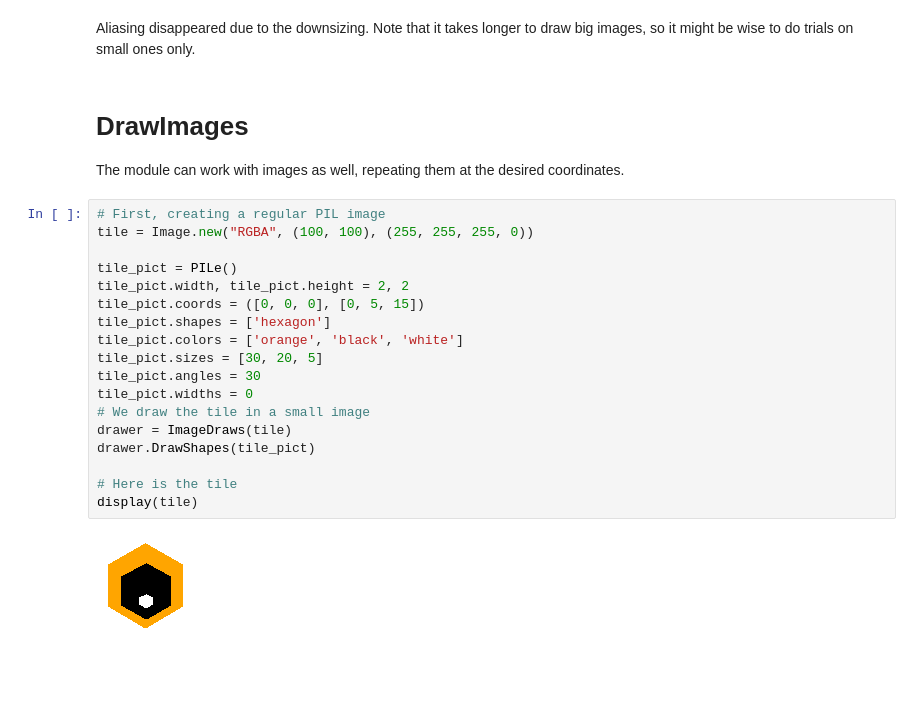
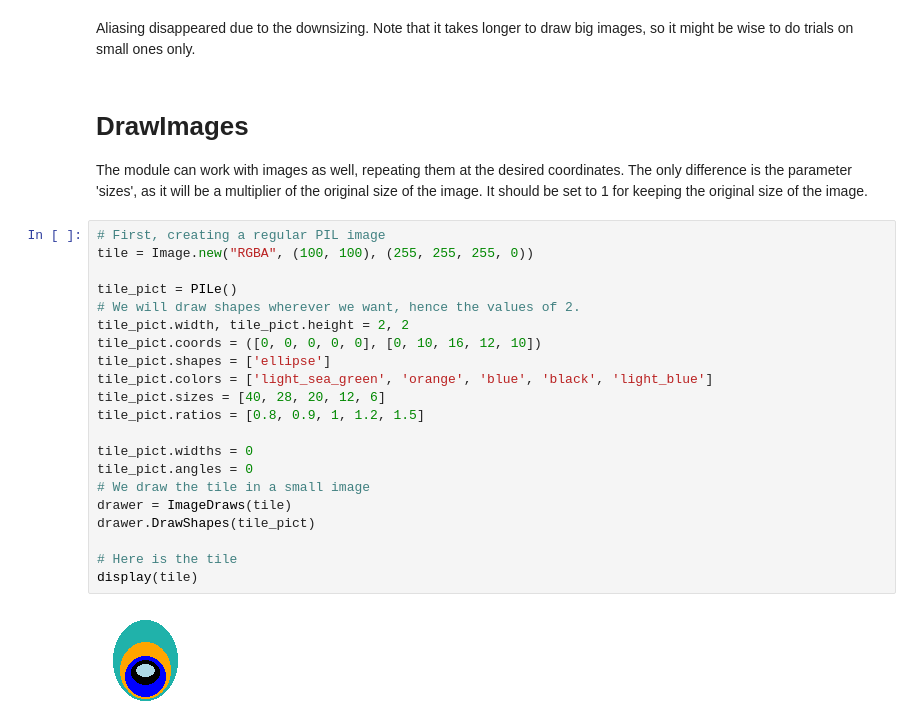
Before and after one commit to Sylvain-Rama/PILes, a Jupyter notebook: docs/PILes - Examples.ipynb, the cells around one changed output. Saved outputs shown, nothing was run; the diff lists cells and outputs as text; blank space fills up the shorter version.

```diff
--- a/docs/PILes - Examples.ipynb
+++ b/docs/PILes - Examples.ipynb
@@ -436,26 +436,30 @@ Aliasing disappeared due to the downsizing. Note that it takes longer to draw bi
 # DrawImages
 
 The module can work with images as well, repeating them at the desired coordinates.
+The only difference is the parameter 'sizes', as it will be a multiplier of the original size of the image. It should be set to 1 for keeping the original size of the image.
 # %%
 # First, creating a regular PIL image
 tile = Image.new("RGBA", (100, 100), (255, 255, 255, 0))
 
 tile_pict = PILe()
+# We will draw shapes wherever we want, hence the values of 2.
 tile_pict.width, tile_pict.height = 2, 2
-tile_pict.coords = ([0, 0, 0], [0, 5, 15])
-tile_pict.shapes = ['hexagon']
-tile_pict.colors = ['orange', 'black', 'white']
-tile_pict.sizes = [30, 20, 5]
-tile_pict.angles = 30
+tile_pict.coords = ([0, 0, 0, 0, 0], [0, 10, 16, 12, 10])
+tile_pict.shapes = ['ellipse']
+tile_pict.colors = ['light_sea_green', 'orange', 'blue', 'black', 'light_blue']
+tile_pict.sizes = [40, 28, 20, 12, 6]
+tile_pict.ratios = [0.8, 0.9, 1, 1.2, 1.5]
+
 tile_pict.widths = 0
+tile_pict.angles = 0
 # We draw the tile in a small image
 drawer = ImageDraws(tile)
 drawer.DrawShapes(tile_pict)
 
 # Here is the tile
 display(tile)
 # %% [output]
-[figure, old version]
+[figure, new version]
 # %%
 # Now we will distribute this image with a new PILe object:
 img2 = Image.new("RGBA", (800, 800), (255, 255, 255, 0))
```
Also changed, not shown: parts of 3 cells of this notebook.
